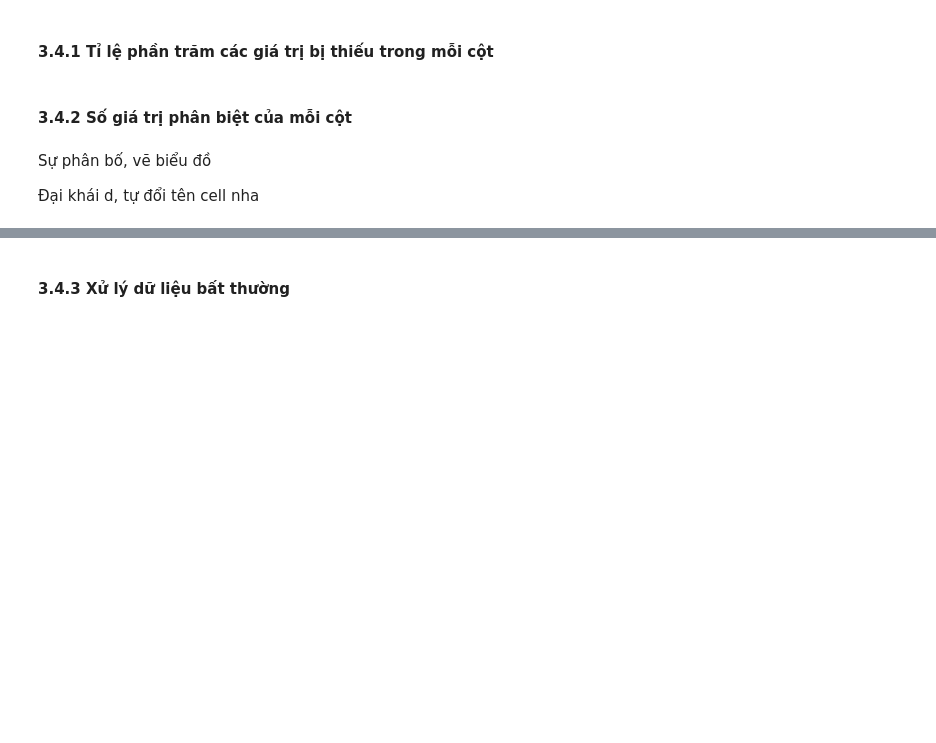
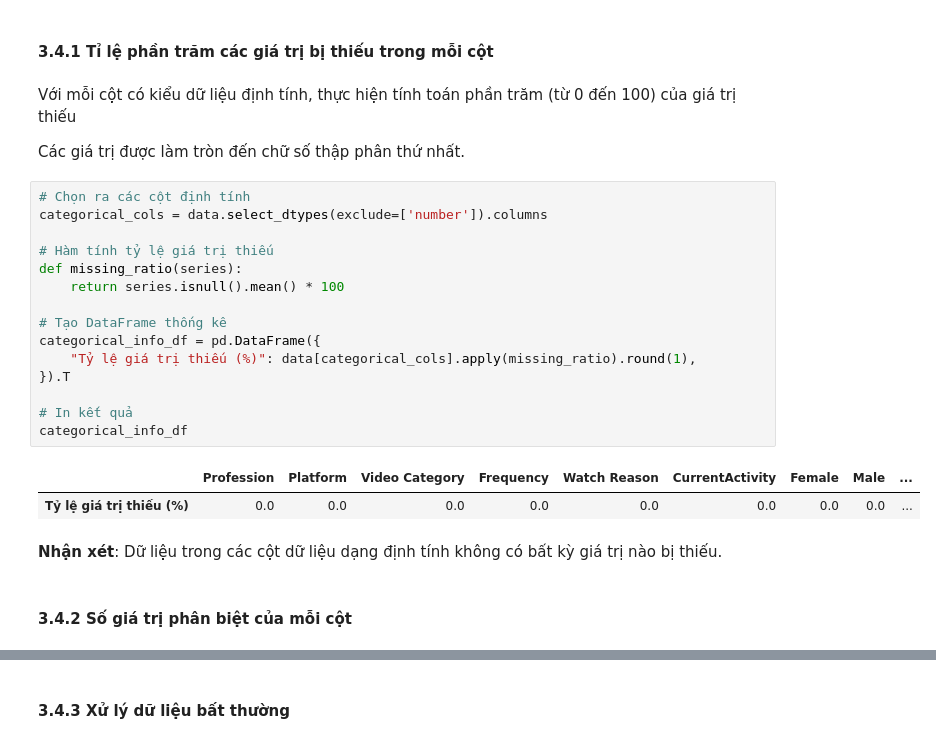
Before and after one commit to uyen312/LTCKHDL, a Jupyter notebook: Source code/DataPreprocessing.ipynb, the cells around one changed output, grey strips where cells are left out. Drawn from its saved outputs; the diff is of its cells as text; blank space fills up the shorter version.

```diff
--- a/Source code/DataPreprocessing.ipynb
+++ b/Source code/DataPreprocessing.ipynb
@@ -408,9 +408,29 @@ Male
 Age Group
 # %% [markdown]
 #### 3.4.1 Tỉ lệ phần trăm các giá trị bị thiếu trong mỗi cột
+# %% [markdown]
+Với mỗi cột có kiểu dữ liệu định tính, thực hiện tính toán phần trăm (từ 0 đến 100) của giá trị thiếu
+
+Các giá trị được làm tròn đến chữ số thập phân thứ nhất.
+# %%
+# Chọn ra các cột định tính
+categorical_cols = data.select_dtypes(exclude=['number']).columns
+
+# Hàm tính tỷ lệ giá trị thiếu
+def missing_ratio(series):
+    return series.isnull().mean() * 100
+
+# Tạo DataFrame thống kê
+categorical_info_df = pd.DataFrame({
+    "Tỷ lệ giá trị thiếu (%)": data[categorical_cols].apply(missing_ratio).round(1),
+}).T
+
+# In kết quả
+categorical_info_df
+# %% [output]
+|  | Profession | Platform | Video Category | Frequency | Watch Reason | CurrentActivity | Female | Male | ... |
+| Tỷ lệ giá trị thiếu (%) | 0.0 | 0.0 | 0.0 | 0.0 | 0.0 | 0.0 | 0.0 | 0.0 | ... |
+# %% [markdown]
+**Nhận xét**: Dữ liệu trong các cột dữ liệu dạng định tính không có bất kỳ giá trị nào bị thiếu.
 # %% [markdown]
 #### 3.4.2 Số giá trị phân biệt của mỗi cột
-# %% [markdown]
-Sự phân bố, vẽ biểu đồ
-
-Đại khái d, tự đổi tên cell nha
```
Also changed, not shown: parts of 12 cells of this notebook, 4 other files.
